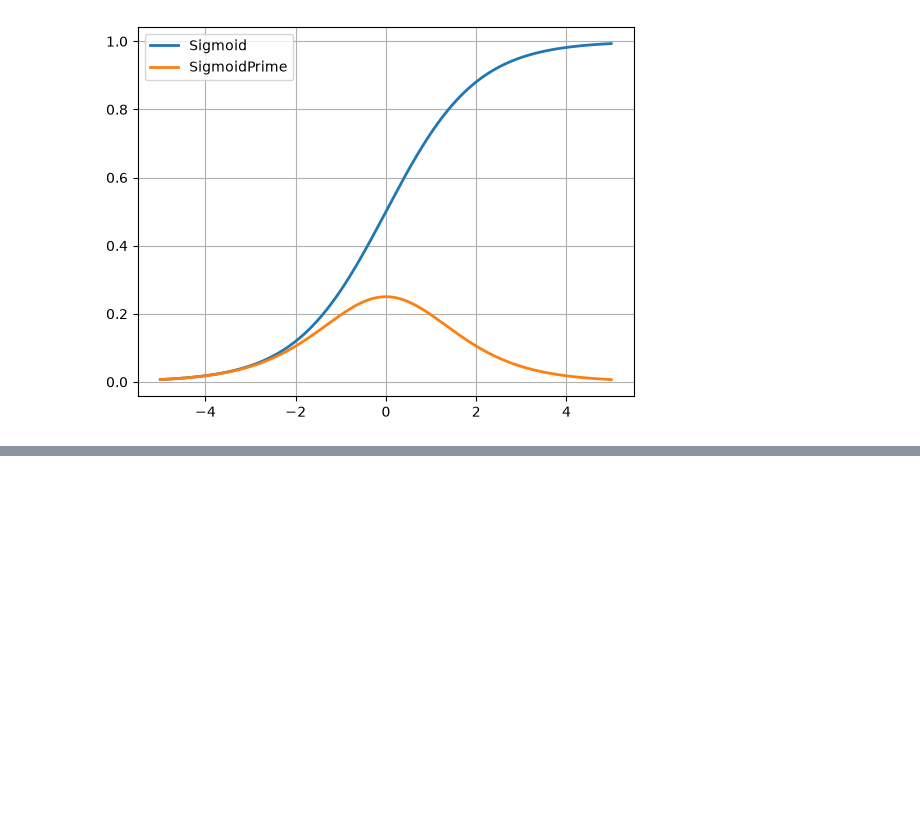
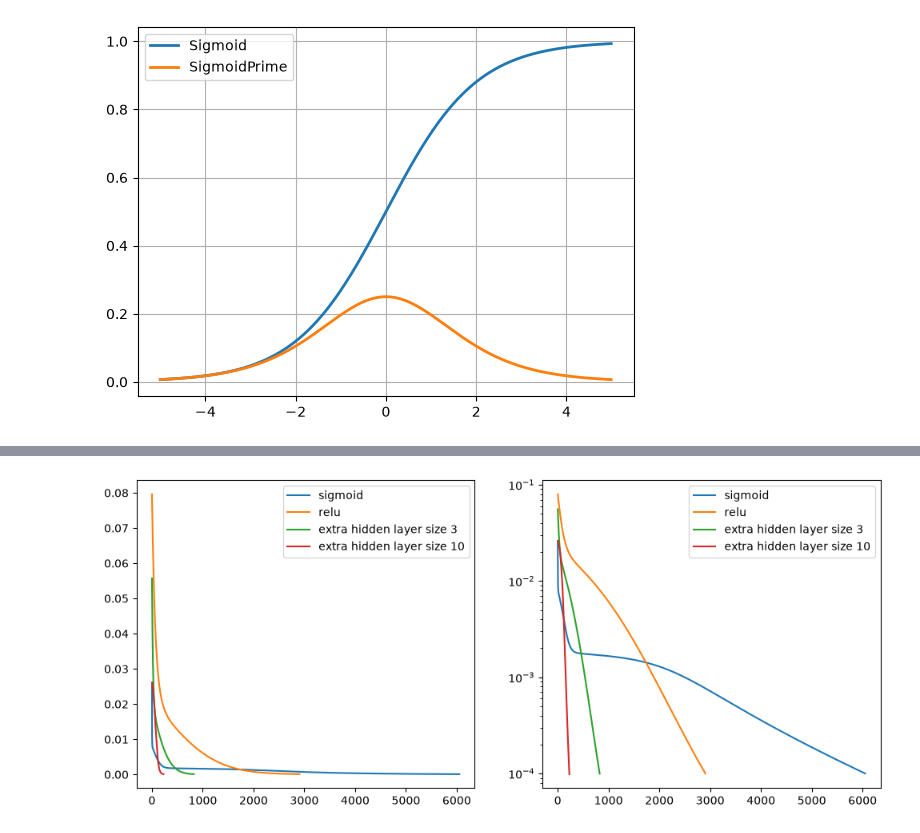
Before and after one commit to benjamin-n-baker/Misc-HW, a Jupyter notebook: NeuralNetsFall26.ipynb, the cells around one changed output, grey strips where cells are left out. Drawn from its saved outputs; the diff is of its cells as text; code cells hidden in the pictures; blank space fills up the shorter version.

```diff
--- a/NeuralNetsFall26.ipynb
+++ b/NeuralNetsFall26.ipynb
@@ -432,7 +410,15 @@ array([[ 0.00863997],
 # %%
-plt.plot(cost_arr, label = "sigmoid")
-plt.plot(cost_arrRelu, label = "relu")
-plt.plot(cost_arrRelu_Extra, label = "extra hidden layer size 3")
-plt.plot(cost_arrRelu_Extra_10, label = "extra hidden layer size 10")
-plt.legend()
+fig, (ax1, ax2) = plt.subplots(1, 2, figsize=(12, 5))
+
+for ax in (ax1, ax2):
+    ax.plot(cost_arr, label = "sigmoid")
+    ax.plot(cost_arrRelu, label = "relu")
+    ax.plot(cost_arrRelu_Extra, label = "extra hidden layer size 3")
+    ax.plot(cost_arrRelu_Extra_10, label = "extra hidden layer size 10")
+    ax.legend()
+
+ax2.set_yscale('log')
+
 plt.show()
+# %% [output]
+[figure, added]
```
Also changed, not shown: parts of 18 cells of this notebook.
